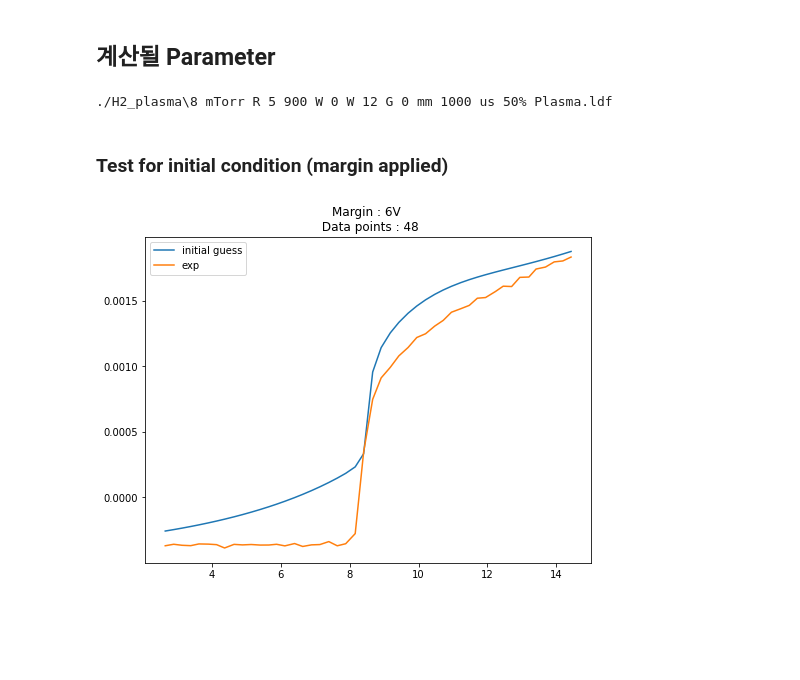
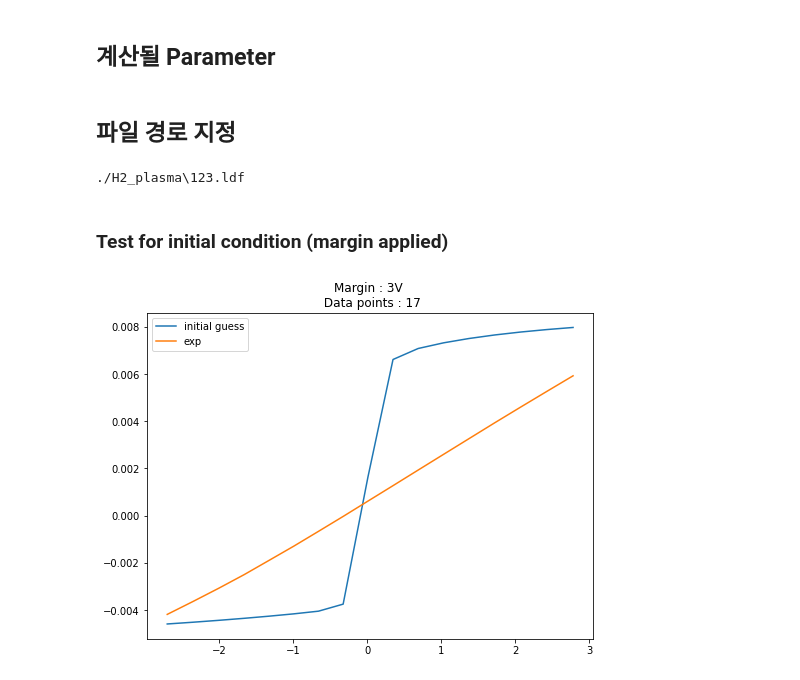
Before and after one commit to gunu0626/negative-ion, a Jupyter notebook: Fitting_test.ipynb, the cells around one changed output. Cells and saved outputs as stored; diff of their text form; code cells hidden in the pictures; blank space fills up the shorter version.

```diff
--- a/Fitting_test.ipynb
+++ b/Fitting_test.ipynb
@@ -112,6 +112,8 @@ def total_current(V_input, ne, nm, Te, Tp, Tm):
     for V in V_input:
         I_list.append(-I_p(V, ne, nm, Te, Tp, Tm, Vp) + I_e(V, ne, Te, Vp) + I_n(V, ne, nm, Te, Tm, Vp))
     return np.array(I_list)
+# %% [markdown]
+## 파일 경로 지정
 # %%
 data_iter, data_fit = [], []
 
@@ -126,36 +128,38 @@ for file in ldf_list:
     print(file)
 
     # Parsing IV curve from ldf file
-    IV, imported_eedf, result = parser.pull_attr(file, need_return = True, file_save = False, time_specify = True)
+    #IV, imported_eedf, result = parser.pull_attr(file, need_return = True, file_save = False, time_specify = True)
+    IV, imported_eedf, result = parser.pull_attr(file, need_return = True, file_save = False)
 # %% [output]
-./H2_plasma\8 mTorr R 5 900 W 0 W 12 G 0 mm 1000 us 50% Plasma.ldf
+./H2_plasma\123.ldf
 # %% [markdown]
 ### Test for initial condition (margin applied)
 # %%
 Vp = np.float64(result['Vp'])
-margin = 6
-ne = 1e16
-nm = 2e16
+Vp = 0
+margin = 3
+ne = 2e16
+nm = 8e17
 Te = 4
 Tp = 0.1
 Tm = 0.1
 # %%
 V_list = np.array(IV['V'])
-I_list = np.array(IV['I'])
+I_list = np.array(IV['I']) + 3.7224e-4
 
 I_list = I_list[V_list < (Vp + margin)]
 V_list = V_list[V_list < (Vp + margin)]
 I_list = I_list[V_list > (Vp - margin)]
 V_list = V_list[V_list > (Vp - margin)]
 
 plt.figure(figsize=(8,6))
 plt.plot(V_list, total_current(V_list, ne, nm, Te, Tp, Tm))
 plt.plot(V_list, I_list)
 plt.legend(['initial guess', 'exp'])
 plt.title('Margin : {}V \n Data points : {}'.format(margin, len(V_list)))
 plt.show()
 # %% [output]
-[figure, old version]
+[figure, new version]
 # %%
 #popt, pcov = curve_fit(total_current, V_list, I_list, p0=(1.5e13, 1e15, 2, 0.2, 0.2, 6), bounds=([-np.inf, -np.inf, 0, 0, 0, -100], [np.inf, np.inf, 10, 0.5, 0.5, 100]), method='trf')
 #popt, pcov = curve_fit(total_current, V_list, I_list, p0=(1.16e15, 5.56e15, 1.28, 0.2, 0.2)) # ne, nm, Te, Tp, Tm
```
Also changed, not shown: parts of 4 cells of this notebook, 2 other files.
